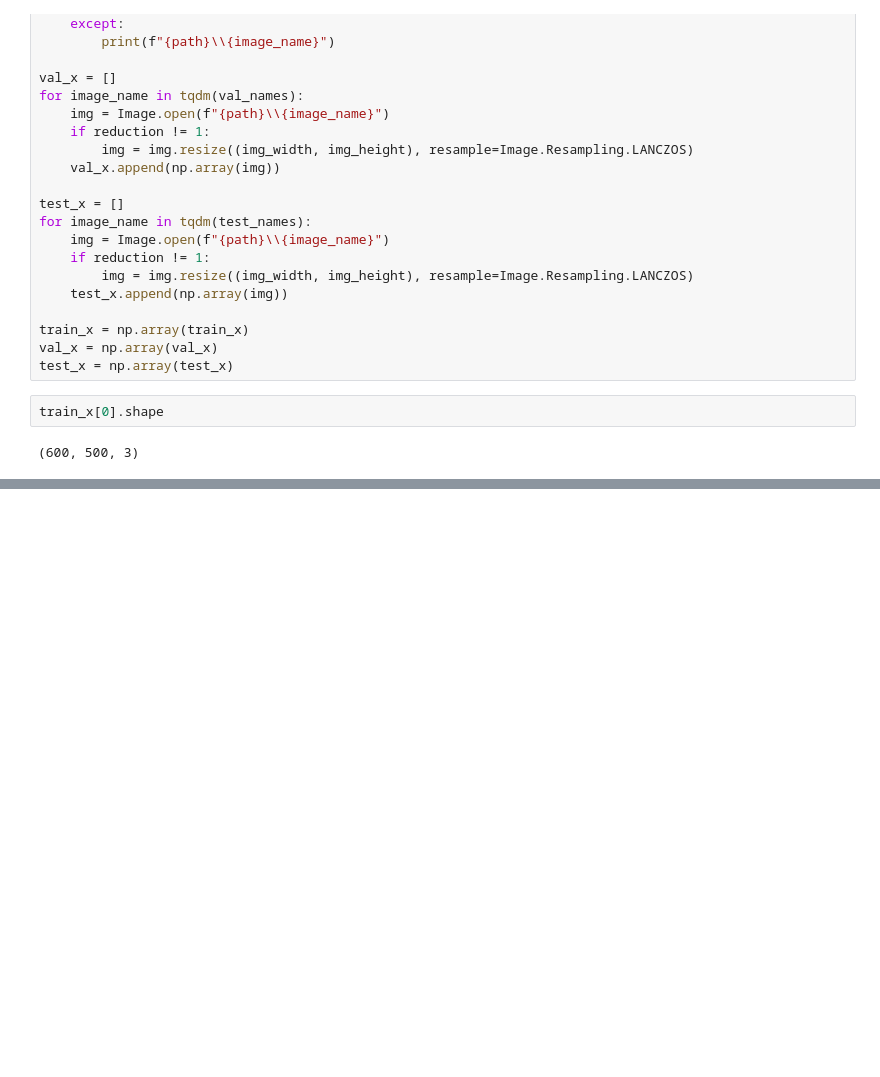
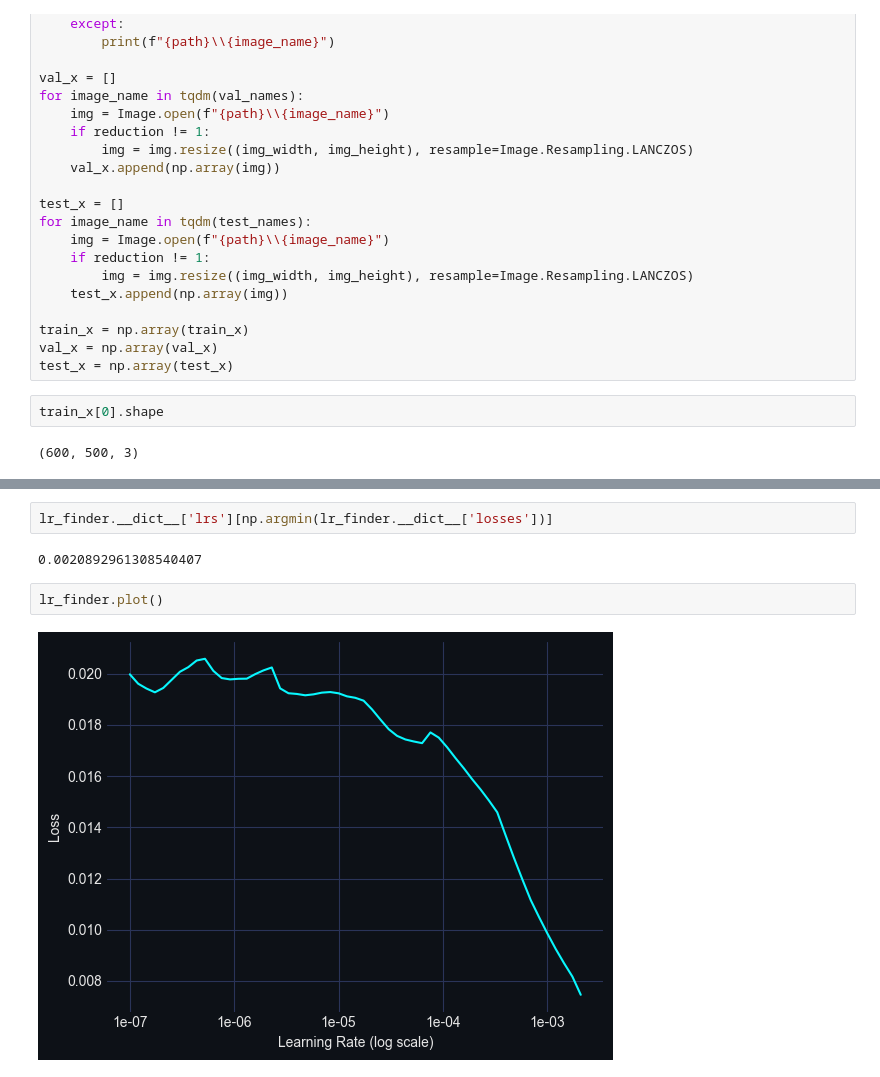
Before and after one commit to darkmatter2222/EVE-Online-Bot, a Jupyter notebook: TrainingPipelines/Universal_Regressor.ipynb, the cells around one changed output, grey strips where cells are left out. Drawn from its saved outputs; the diff is of its cells as text; blank space fills up the shorter version.

```diff
--- a/TrainingPipelines/Universal_Regressor.ipynb
+++ b/TrainingPipelines/Universal_Regressor.ipynb
@@ -184 +284,9 @@ Epoch 2/2
+# %%
+lr_finder.__dict__['lrs'][np.argmin(lr_finder.__dict__['losses'])]
+# %% [output]
+0.0020892961308540407
+# %%
+lr_finder.plot()
+# %% [output]
+[figure, added]
 # %%
```
Also changed, not shown: parts of 8 cells of this notebook, 1 other file.
